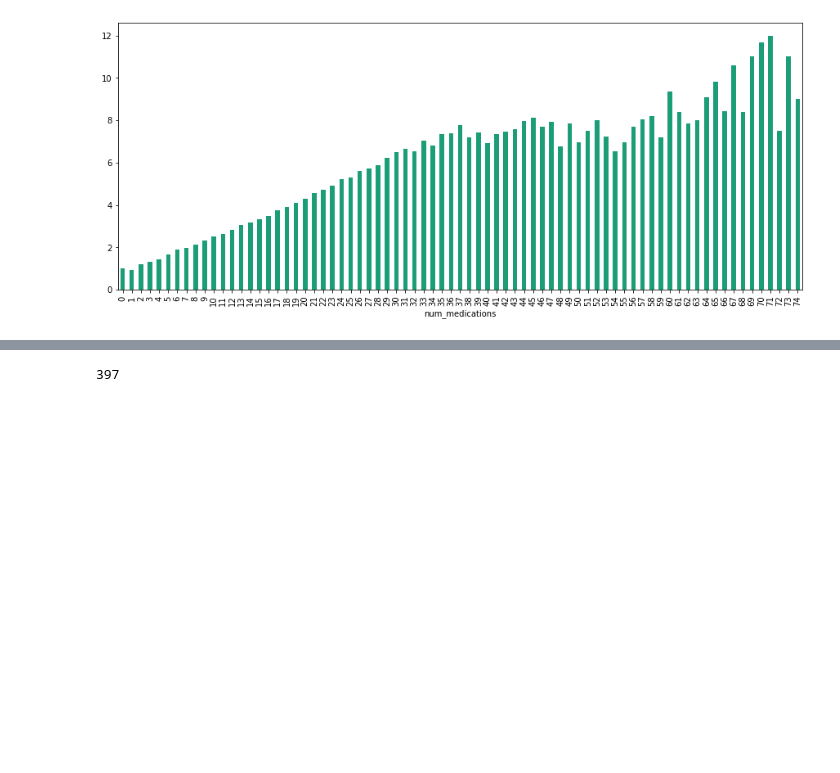
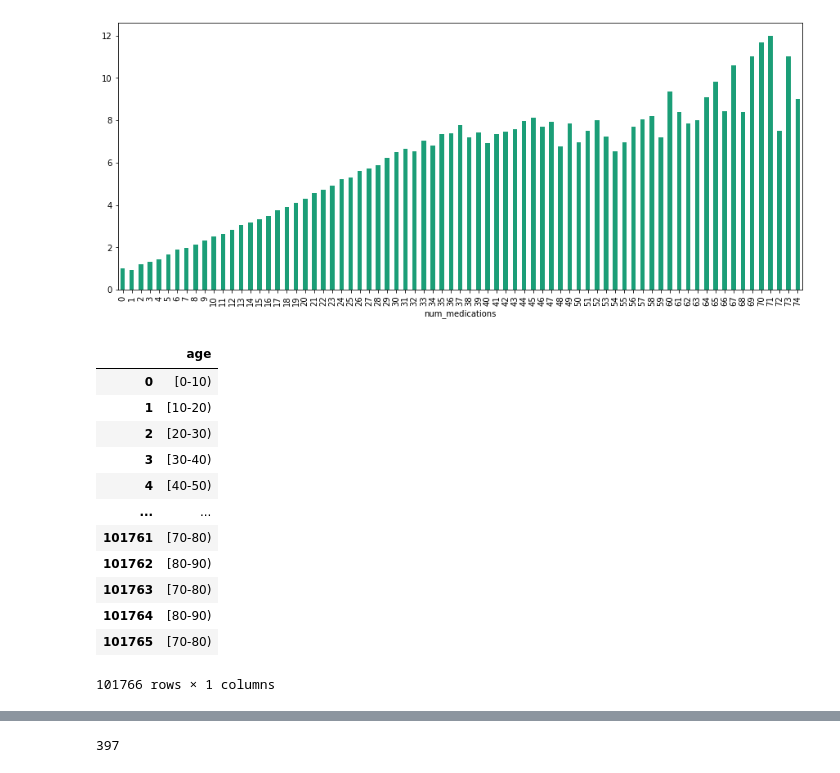
Before and after one commit to Const679/Python-Diabete, a Jupyter notebook: Graph-Arnaud.ipynb, the cells around one changed output, grey strips where cells are left out. Drawn from its saved outputs; the diff is of its cells as text; code cells hidden in the pictures; blank space fills up the shorter version.

```diff
--- a/Graph-Arnaud.ipynb
+++ b/Graph-Arnaud.ipynb
@@ -46,0 +37,3 @@ df.head()
+# %%
+df_age=pd.DataFrame(df["age"])
+df.head()
@@ -256,3 +257,19 @@ medication_vs_time["time_in_hospital"].plot(kind='bar',cmap='Dark2',figsize= (15
 # %% [output]
 <AxesSubplot:xlabel='num_medications'>
 [figure]
+# %%
+df_age
+# %% [output]
+|  | age |
+| 0 | [0-10) |
+| 1 | [10-20) |
+| 2 | [20-30) |
+| 3 | [30-40) |
+| 4 | [40-50) |
+| ... | ... |
+| 101761 | [70-80) |
+| 101762 | [80-90) |
+| 101763 | [70-80) |
+| 101764 | [80-90) |
+| 101765 | [70-80) |
+101766 rows × 1 columns
```
Also changed, not shown: parts of 5 cells of this notebook, 1 other file.
